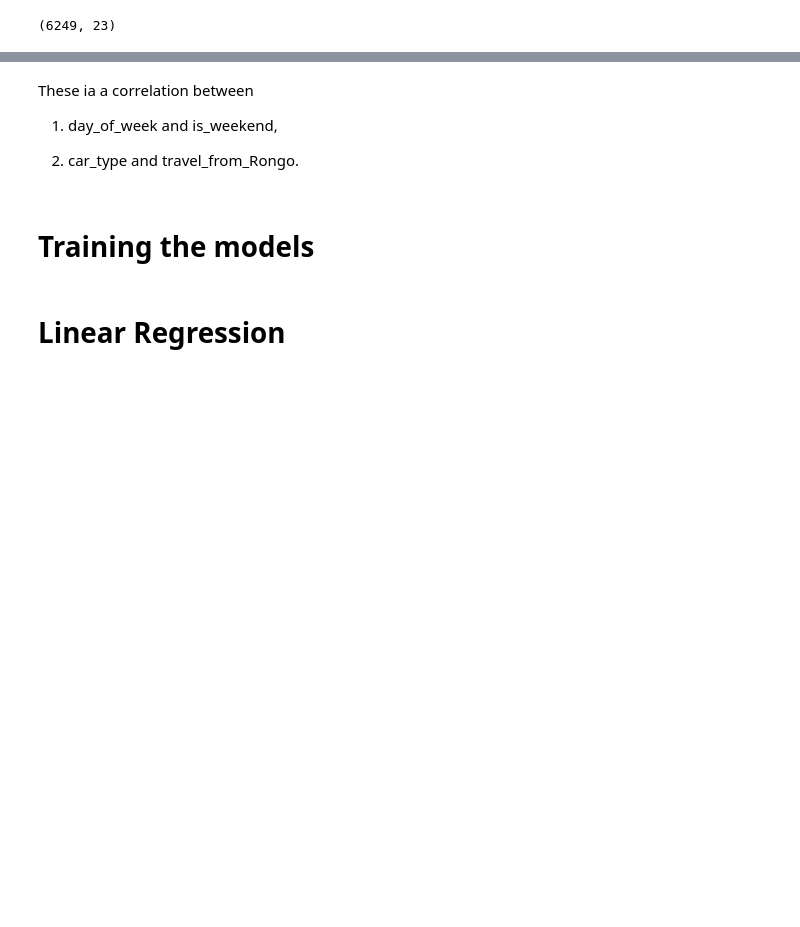
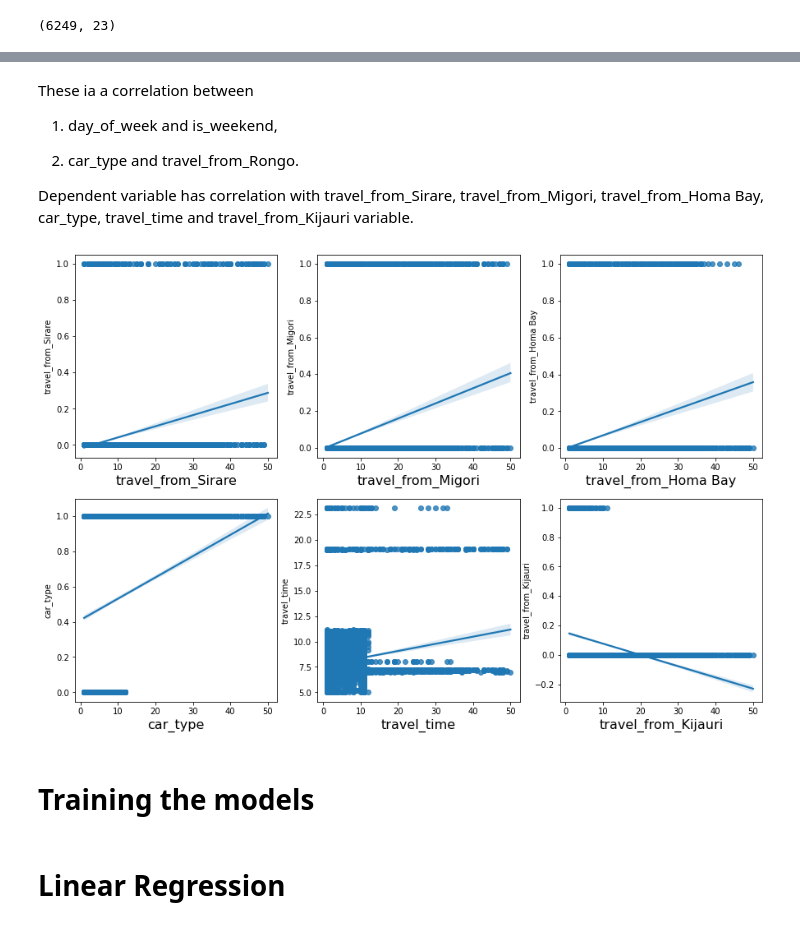
Before and after one commit to Shreya-data/Transport-Demand-Prediction, a Jupyter notebook: Untitled14.ipynb, the cells around one changed output, grey strips where cells are left out. Drawn from its saved outputs; the diff is of its cells as text; code cells hidden in the pictures; blank space fills up the shorter version.

```diff
--- a/Untitled14.ipynb
+++ b/Untitled14.ipynb
@@ -700,9 +726,22 @@ These ia a correlation between
 1) day_of_week and is_weekend,
 
 2) car_type and travel_from_Rongo.
+
+Dependent variable has correlation with travel_from_Sirare, travel_from_Migori, travel_from_Homa Bay, car_type, travel_time and travel_from_Kijauri variable.
 # %%
 #remove the correlated features for the dataset
 dataset_new1.drop(columns=["day_of_week","travel_from_Rongo"],inplace=True)
+# %%
+reg_col=("travel_from_Sirare", "travel_from_Migori", "travel_from_Homa Bay", "car_type", "travel_time" ,"travel_from_Kijauri")
+# %%
+plt.figure(figsize=(15,10))
+for x,y in zip(range(1,len(reg_col)+1),reg_col):
+    plt.subplot(2,3,x)
+    sns.regplot(dataset_new1["number_of_ticket"],dataset_new1[y])
+    plt.xlabel(y,fontsize=16)
+plt.show()
+# %% [output]
+[figure, added]
 # %% [markdown]
 # **Training the models**
 # %%
```
Also changed, not shown: parts of 109 cells of this notebook.
